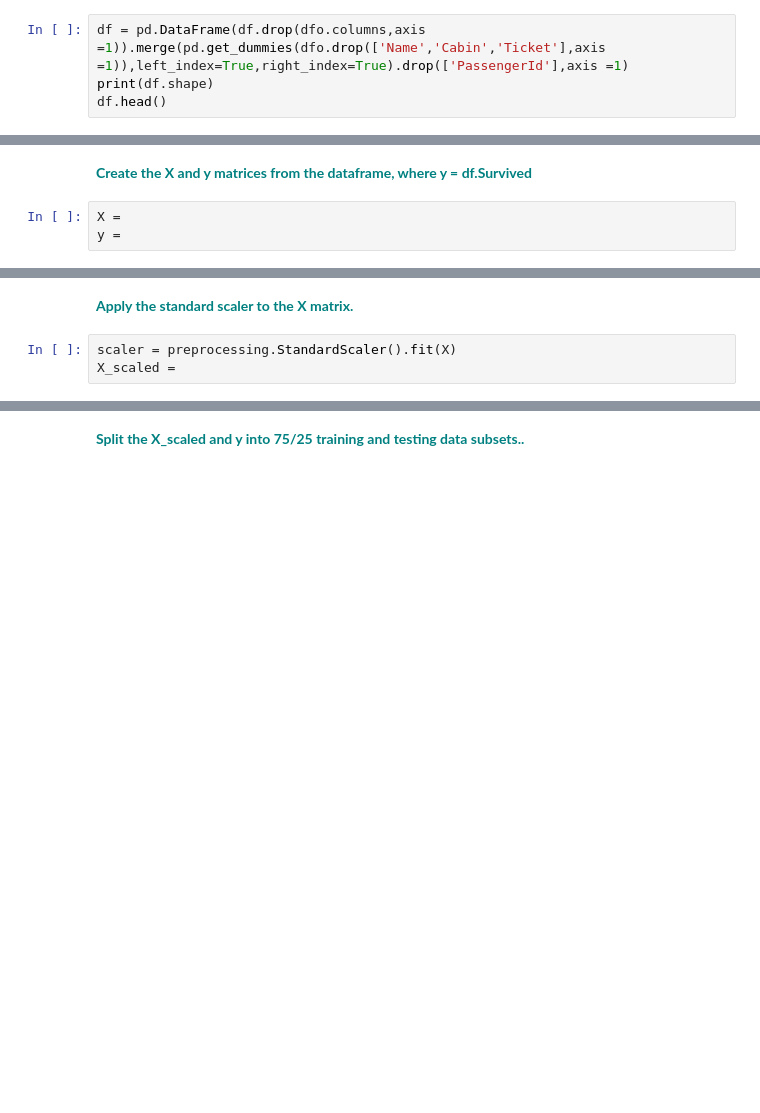
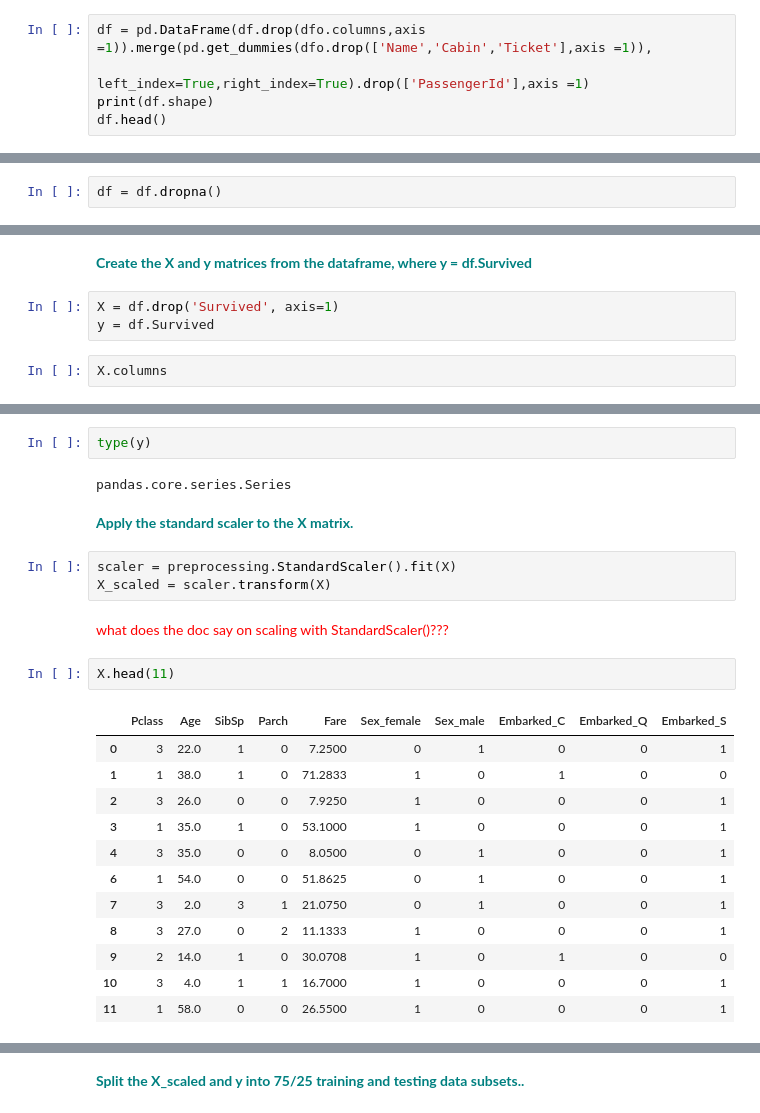
Before and after one commit to pauljacob/mini_projects, a Jupyter notebook: 1601612507_Gradient_Boosting_Case_Study_updated_10_01_2020/Gradient Boosting Case Study.ipynb, the cells around one changed output, grey strips where cells are left out. Drawn from its saved outputs; the diff is of its cells as text; blank space fills up the shorter version.

```diff
--- a/1601612507_Gradient_Boosting_Case_Study_updated_10_01_2020/Gradient Boosting Case Study.ipynb
+++ b/1601612507_Gradient_Boosting_Case_Study_updated_10_01_2020/Gradient Boosting Case Study.ipynb
@@ -182,6 +384,7 @@ df.select_dtypes(include = ['category'])
 # %% [markdown]
 **<font color='teal'>Create dummy features for the categorical features and add those to the 'df' dataframe. Make sure to also remove the original categorical columns from the dataframe.</font>**
 # %%
-df = pd.DataFrame(df.drop(dfo.columns,axis =1)).merge(pd.get_dummies(dfo.drop(['Name','Cabin','Ticket'],axis =1)),left_index=True,right_index=True).drop(['PassengerId'],axis =1)
+df = pd.DataFrame(df.drop(dfo.columns,axis =1)).merge(pd.get_dummies(dfo.drop(['Name','Cabin','Ticket'],axis =1)),
+                                                      left_index=True,right_index=True).drop(['PassengerId'],axis =1)
 print(df.shape)
 df.head()
@@ -189,0 +424,2 @@ df.head()
+# %%
+df = df.dropna()
@@ -190,5 +432,7 @@ df.head()
 # %% [markdown]
 **<font color='teal'>Create the X and y matrices from the dataframe, where y = df.Survived </font>**
+# %%
+X = df.drop('Survived', axis=1)
+y = df.Survived
 # %%
-X =
-y =
+X.columns
@@ -195,5 +458,26 @@ y =
+# %%
+type(y)
+# %% [output]
+pandas.core.series.Series
 # %% [markdown]
 **<font color='teal'>Apply the standard scaler to the X matrix.</font>**
 # %%
 scaler = preprocessing.StandardScaler().fit(X)
-X_scaled =
+X_scaled = scaler.transform(X)
+# %% [markdown]
+<font color = 'red'> what does the doc say on scaling with StandardScaler()???<font>
+# %%
+X.head(11)
+# %% [output]
+|  | Pclass | Age | SibSp | Parch | Fare | Sex_female | Sex_male | Embarked_C | Embarked_Q | Embarked_S |
+| 0 | 3 | 22.0 | 1 | 0 | 7.2500 | 0 | 1 | 0 | 0 | 1 |
+| 1 | 1 | 38.0 | 1 | 0 | 71.2833 | 1 | 0 | 1 | 0 | 0 |
+| 2 | 3 | 26.0 | 0 | 0 | 7.9250 | 1 | 0 | 0 | 0 | 1 |
+| 3 | 1 | 35.0 | 1 | 0 | 53.1000 | 1 | 0 | 0 | 0 | 1 |
+| 4 | 3 | 35.0 | 0 | 0 | 8.0500 | 0 | 1 | 0 | 0 | 1 |
+| 6 | 1 | 54.0 | 0 | 0 | 51.8625 | 0 | 1 | 0 | 0 | 1 |
+| 7 | 3 | 2.0 | 3 | 1 | 21.0750 | 0 | 1 | 0 | 0 | 1 |
+| 8 | 3 | 27.0 | 0 | 2 | 11.1333 | 1 | 0 | 0 | 0 | 1 |
+| 9 | 2 | 14.0 | 1 | 0 | 30.0708 | 1 | 0 | 1 | 0 | 0 |
+| 10 | 3 | 4.0 | 1 | 1 | 16.7000 | 1 | 0 | 0 | 0 | 1 |
+| 11 | 1 | 58.0 | 0 | 0 | 26.5500 | 1 | 0 | 0 | 0 | 1 |
```
Also changed, not shown: parts of 45 cells of this notebook.
